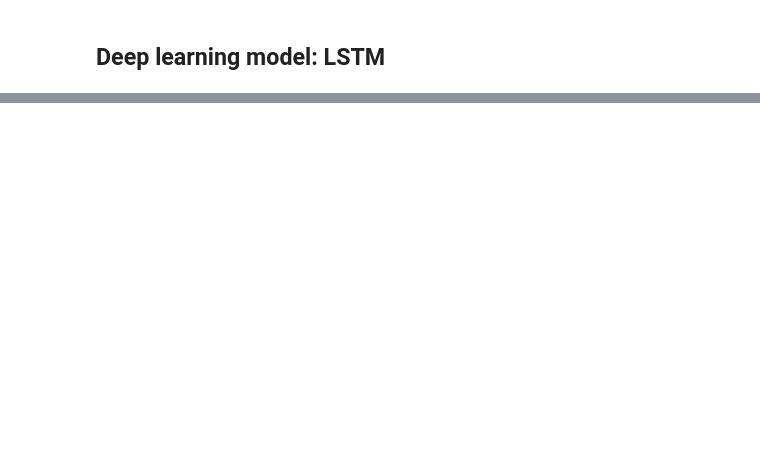
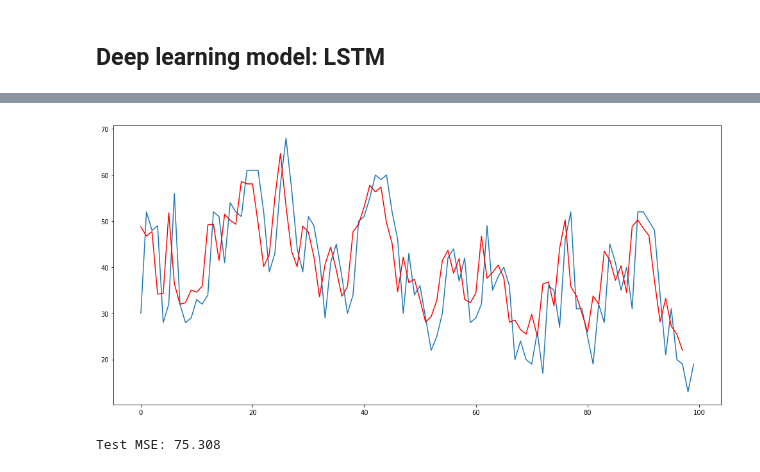
Before and after one commit to rautis/Advanced_Data_Science_Capstone, a Jupyter notebook: AirQualityIndex_model.ipynb, the cells around one changed output, grey strips where cells are left out. Drawn from its saved outputs; the diff is of its cells as text; code cells hidden in the pictures; blank space fills up the shorter version.

```diff
--- a/AirQualityIndex_model.ipynb
+++ b/AirQualityIndex_model.ipynb
@@ -125,2 +115,16 @@ Test MSE: 84.335
 # %% [markdown]
 ## Deep learning model: LSTM
+# %%
+
+n_features = 1
+look_back=2
+series = df["Mannerheimintie"].values.reshape((len(df["Mannerheimintie"]), n_features))
+scaler = RobustScaler()
+series = scaler.fit_transform(series)
+
+# split into train and test sets
+train_size = int(len(series) - 100)
+test_size = len(series) - train_size
+train, test = series[0:train_size,:], series[train_size:len(series),:]
+train_generator = TimeseriesGenerator(train, train, length=look_back, batch_size=32)
+test_generator = TimeseriesGenerator(test, test, length=look_back, batch_size=32)
@@ -126,0 +158,16 @@ Test MSE: 84.335
+# %%
+yhat = model.predict_generator(test_generator)
+plt.figure(figsize=(17,8))
+plt.plot(scaler.inverse_transform(test))
+plt.plot(scaler.inverse_transform(yhat), color='red')
+plt.show()
+# %% [output]
+[figure, added]
+# %%
+test_data = scaler.inverse_transform(test[:len(yhat)])
+predictions = scaler.inverse_transform(yhat)
+
+error = mean_squared_error(test_data, predictions)
+print('Test MSE: %.3f' % error)
+# %% [output]
+Test MSE: 75.308
```
Also changed, not shown: parts of 4 cells of this notebook.
